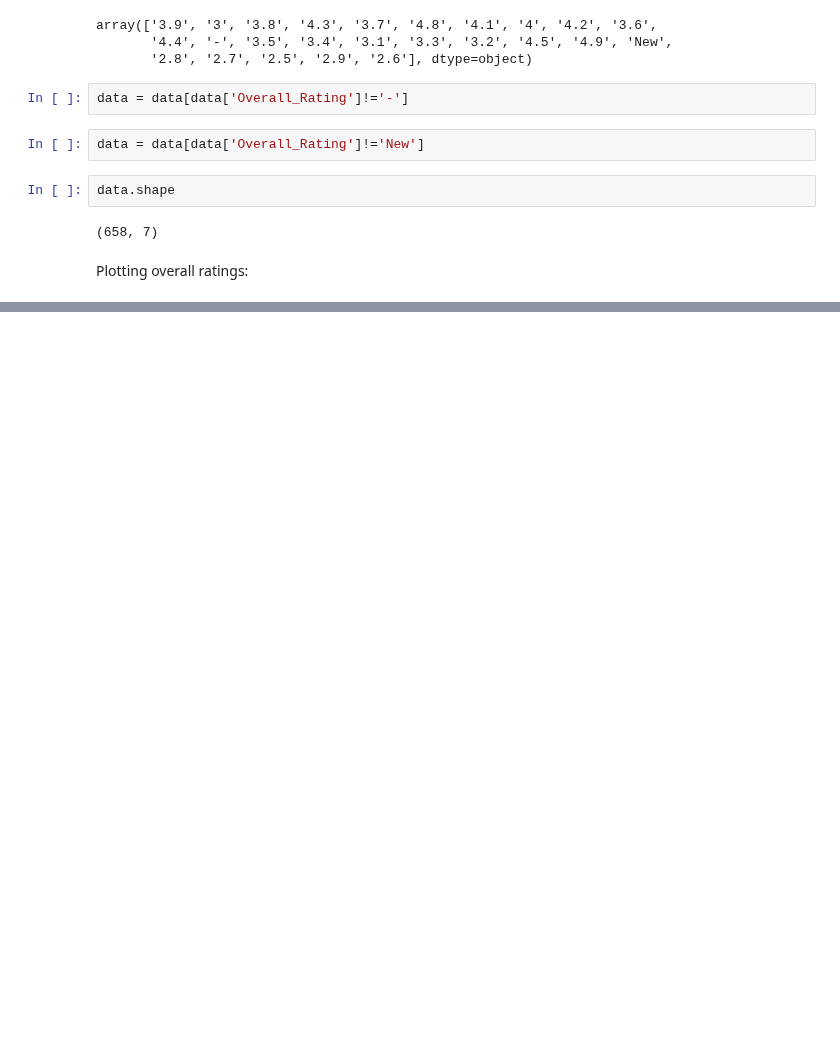
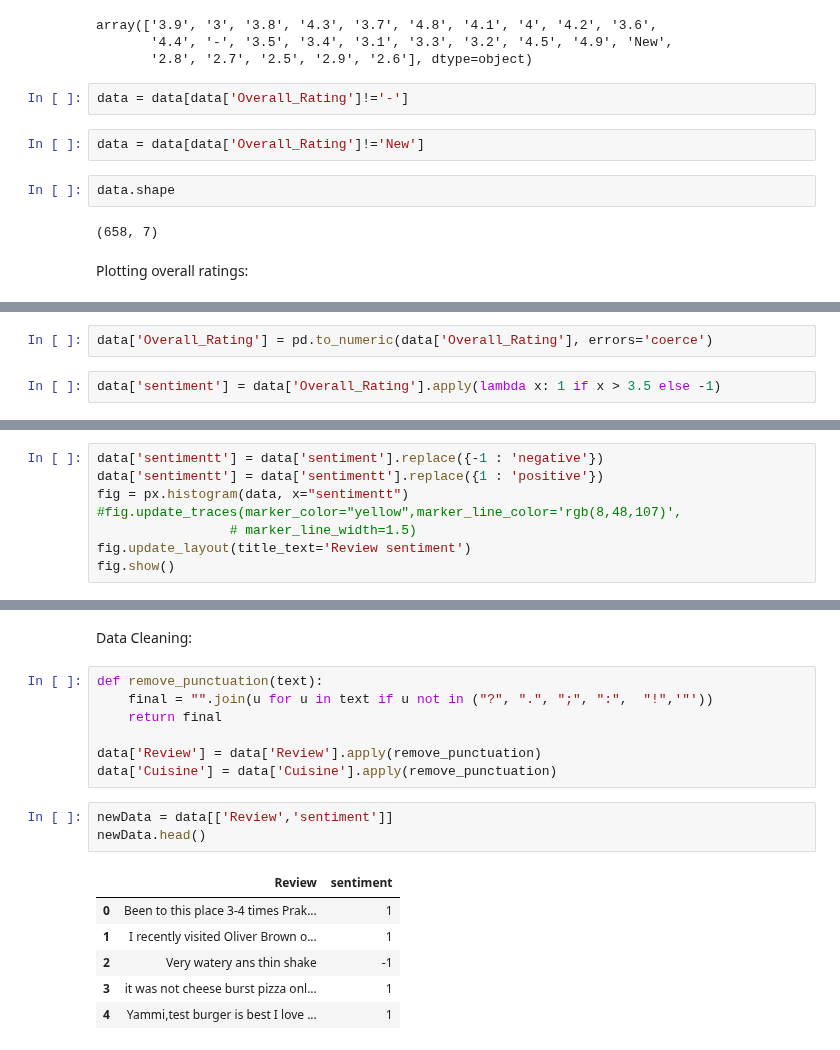
Before and after one commit to LaxmiVatsalyaDaita/Kaggle, a Jupyter notebook: cafe-review-sentiment-analysis.ipynb, the cells around one changed output, grey strips where cells are left out. Cells and saved outputs as stored; diff of their text form; blank space fills up the shorter version.

Commit message:
Kaggle Notebook | Cafe Review Sentiment Analysis | Version 2

```diff
--- a/cafe-review-sentiment-analysis.ipynb
+++ b/cafe-review-sentiment-analysis.ipynb
@@ -80,0 +83,4 @@ plt.show()
+# %%
+data['Overall_Rating'] = pd.to_numeric(data['Overall_Rating'], errors='coerce')
+# %%
+data['sentiment'] = data['Overall_Rating'].apply(lambda x: 1 if x > 3.5 else -1)
@@ -80,0 +90,8 @@ plt.show()
+# %%
+data['sentimentt'] = data['sentiment'].replace({-1 : 'negative'})
+data['sentimentt'] = data['sentimentt'].replace({1 : 'positive'})
+fig = px.histogram(data, x="sentimentt")
+#fig.update_traces(marker_color="yellow",marker_line_color='rgb(8,48,107)',
+                 # marker_line_width=1.5)
+fig.update_layout(title_text='Review sentiment')
+fig.show()
@@ -80,0 +100,19 @@ plt.show()
+# %% [markdown]
+Data Cleaning:
+# %%
+def remove_punctuation(text):
+    final = "".join(u for u in text if u not in ("?", ".", ";", ":",  "!",'"'))
+    return final
+
+data['Review'] = data['Review'].apply(remove_punctuation)
+data['Cuisine'] = data['Cuisine'].apply(remove_punctuation)
+# %%
+newData = data[['Review','sentiment']]
+newData.head()
+# %% [output]
+|  | Review | sentiment |
+| 0 | Been to this place 3-4 times Prak... | 1 |
+| 1 | I recently visited Oliver Brown o... | 1 |
+| 2 | Very watery ans thin shake | -1 |
+| 3 | it was not cheese burst pizza onl... | 1 |
+| 4 | Yammi,test burger is best I love ... | 1 |
```
Also changed, not shown: parts of 15 cells of this notebook.
